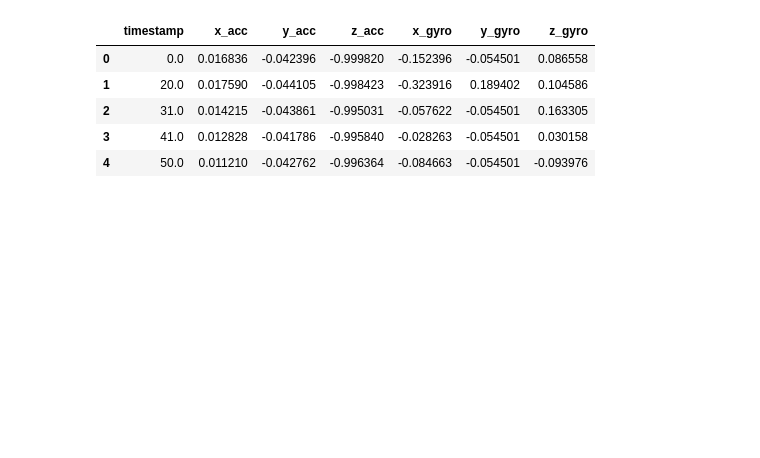
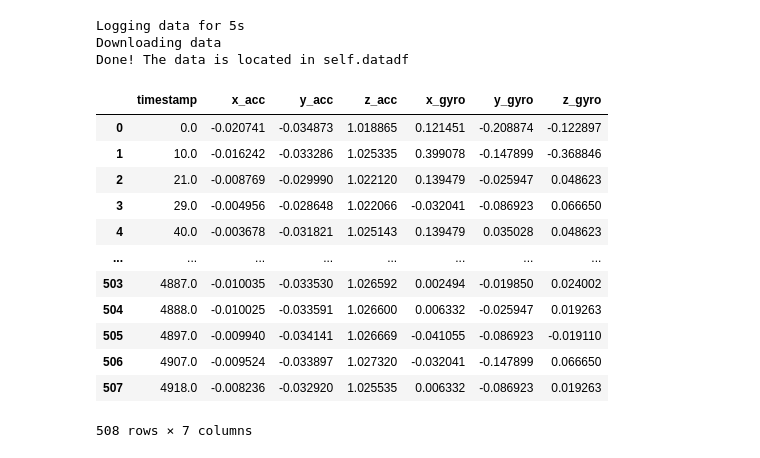
Before and after one commit to jrspan/dobbelsteenbep, a Jupyter notebook: Project files/zonder kalman (werkt).ipynb, the cells around one changed output. Cells and saved outputs as stored; diff of their text form; code cells hidden in the pictures; blank space fills up the shorter version.

```diff
--- a/Project files/zonder kalman (werkt).ipynb
+++ b/Project files/zonder kalman (werkt).ipynb
@@ -15,0 +8,6 @@ Done! The data is located in self.datadf
+# %%
+cali = calibrate(dob)
+gyro_bias = cali['gyro bias']
+acc_bias = cali['acc bias']
+acc_std = cali['acc std']
+gyro_std = cali['gyro std']
@@ -16,3 +30,12 @@ Done! The data is located in self.datadf
+# %%
+dob.connect()
+dob.log(5, 100, 4, 2000)
+dob.download()
+data = dob.datadf
+# %% [output]
+Logging data for 5s
+Downloading data
+Done! The data is located in self.datadf
 # %%
 # Deze code niet vaker dan 1 keer uitvoeren!
 data = remove_nan(data)
@@ -28,14 +48,21 @@ data['x_acc'] = data['x_acc'] - acc_bias[0]
 data['y_acc'] = data['y_acc'] - acc_bias[1]
 data['z_acc'] = data['z_acc'] - acc_bias[2]
 # %%
-data.head()
+data.head(1000)
 # %% [output]
 |  | timestamp | x_acc | y_acc | z_acc | x_gyro | y_gyro | z_gyro |
-| 0 | 0.0 | 0.016836 | -0.042396 | -0.999820 | -0.152396 | -0.054501 | 0.086558 |
-| 1 | 20.0 | 0.017590 | -0.044105 | -0.998423 | -0.323916 | 0.189402 | 0.104586 |
-| 2 | 31.0 | 0.014215 | -0.043861 | -0.995031 | -0.057622 | -0.054501 | 0.163305 |
-| 3 | 41.0 | 0.012828 | -0.041786 | -0.995840 | -0.028263 | -0.054501 | 0.030158 |
-| 4 | 50.0 | 0.011210 | -0.042762 | -0.996364 | -0.084663 | -0.054501 | -0.093976 |
+| 0 | 0.0 | -0.020741 | -0.034873 | 1.018865 | 0.121451 | -0.208874 | -0.122897 |
+| 1 | 10.0 | -0.016242 | -0.033286 | 1.025335 | 0.399078 | -0.147899 | -0.368846 |
+| 2 | 21.0 | -0.008769 | -0.029990 | 1.022120 | 0.139479 | -0.025947 | 0.048623 |
+| 3 | 29.0 | -0.004956 | -0.028648 | 1.022066 | -0.032041 | -0.086923 | 0.066650 |
+| 4 | 40.0 | -0.003678 | -0.031821 | 1.025143 | 0.139479 | 0.035028 | 0.048623 |
+| ... | ... | ... | ... | ... | ... | ... | ... |
+| 503 | 4887.0 | -0.010035 | -0.033530 | 1.026592 | 0.002494 | -0.019850 | 0.024002 |
+| 504 | 4888.0 | -0.010025 | -0.033591 | 1.026600 | 0.006332 | -0.025947 | 0.019263 |
+| 505 | 4897.0 | -0.009940 | -0.034141 | 1.026669 | -0.041055 | -0.086923 | -0.019110 |
+| 506 | 4907.0 | -0.009524 | -0.033897 | 1.027320 | -0.032041 | -0.147899 | 0.066650 |
+| 507 | 4918.0 | -0.008236 | -0.032920 | 1.025535 | 0.006332 | -0.086923 | 0.019263 |
+508 rows × 7 columns
 # %%
 y11 = np.array([data['x_acc'][0], data['y_acc'][0], data['z_acc'][0]])
 gb = y11 / np.linalg.norm(y11)
```
Also changed, not shown: parts of 9 cells of this notebook, 3 other files.
